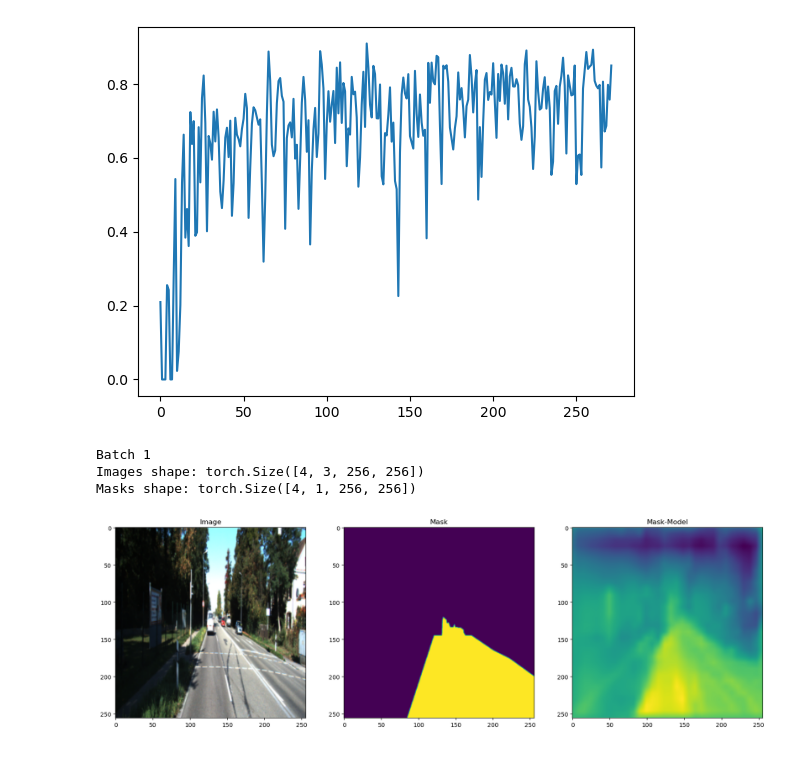
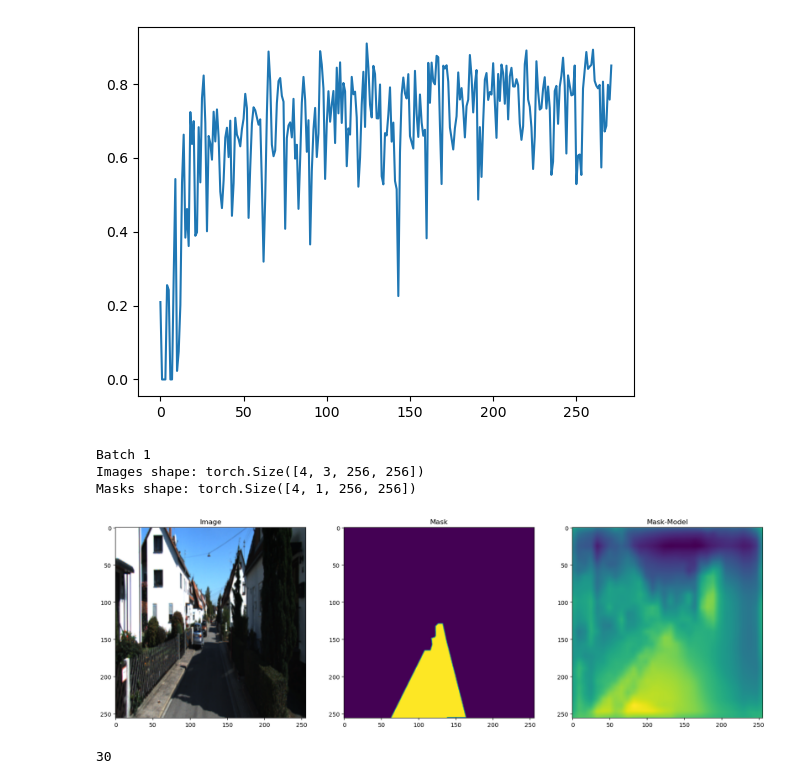
Before and after one commit to imalhotra15/Road-Segmentation, a Jupyter notebook: main.ipynb, the cells around one changed output. Cells and saved outputs as stored; diff of their text form; code cells hidden in the pictures.

Commit message:
saved model (6 epochs)

```diff
--- a/main.ipynb
+++ b/main.ipynb
@@ -462,7 +466,11 @@ plt.plot(iou_iter_list)
 # %%
-plot_sample(train_loader , model)
+plot_sample(val_loader , model)
 # %% [output]
 Batch 1
 Images shape: torch.Size([4, 3, 256, 256])
 Masks shape: torch.Size([4, 1, 256, 256])
-[figure, old version]
+[figure, new version]
+# %%
+TESTSET_SIZE
+# %% [output]
+30
```
Also changed, not shown: parts of 2 cells of this notebook, 1 other file.
